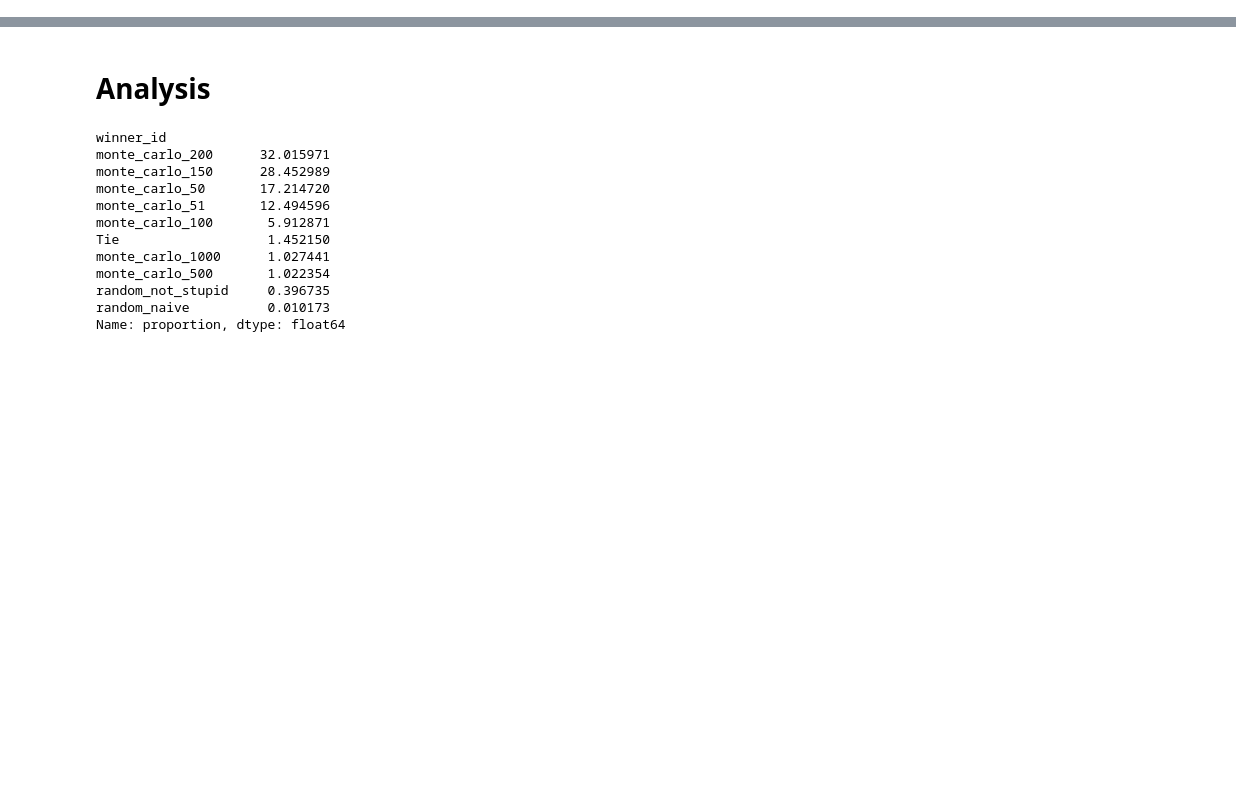
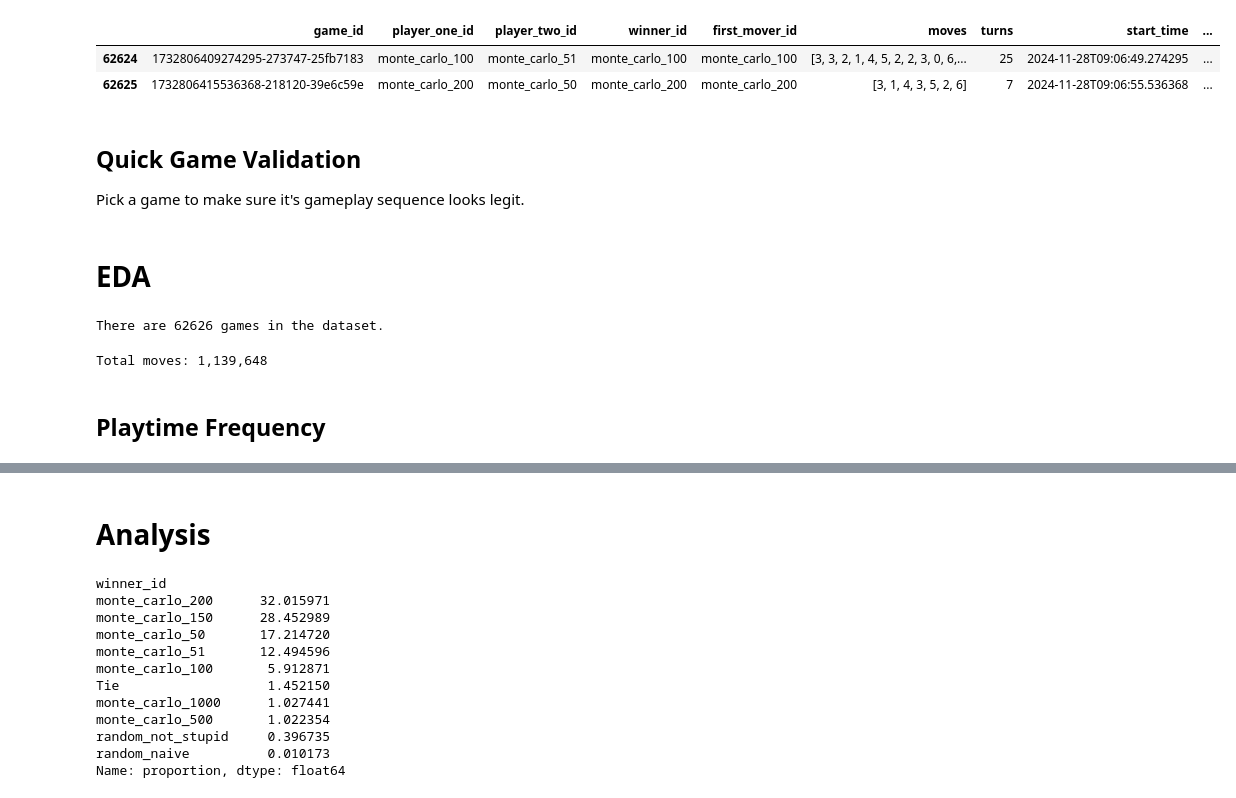
Before and after one commit to Brandt-moreThan4/ConnectFour, a Jupyter notebook: notebooks/simulation_analysis_arena_vc.ipynb, the cells around one changed output, grey strips where cells are left out. Cells and saved outputs as stored; diff of their text form; code cells hidden in the pictures; blank space fills up the shorter version.

```diff
--- a/notebooks/simulation_analysis_arena_vc.ipynb
+++ b/notebooks/simulation_analysis_arena_vc.ipynb
@@ -46,0 +50,9 @@ raw_data_df.head()
+# %%
+data_df_1.tail(2)
+# %% [output]
+|  | game_id | player_one_id | player_two_id | winner_id | first_mover_id | moves | turns | start_time | ... |
+| 62624 | 1732806409274295-273747-25fb7183 | monte_carlo_100 | monte_carlo_51 | monte_carlo_100 | monte_carlo_100 | [3, 3, 2, 1, 4, 5, 2, 2, 3, 0, 6,... | 25 | 2024-11-28T09:06:49.274295 | ... |
+| 62625 | 1732806415536368-218120-39e6c59e | monte_carlo_200 | monte_carlo_50 | monte_carlo_200 | monte_carlo_200 | [3, 1, 4, 3, 5, 2, 6] | 7 | 2024-11-28T09:06:55.536368 | ... |
+# %% [markdown]
+## Quick Game Validation
+Pick a game to make sure it's gameplay sequence looks legit.
@@ -46,0 +75,14 @@ raw_data_df.head()
+# %% [markdown]
+# EDA
+# %%
+print(f'There are {len(data_df_1)} games in the dataset.')
+# %% [output]
+There are 62626 games in the dataset.
+# %%
+data_df_1['num_moves'] = data_df_1.moves.apply(len)
+total_moves = data_df_1.num_moves.sum()
+print(f'Total moves: {total_moves:,}')
+# %% [output]
+Total moves: 1,139,648
+# %% [markdown]
+## Playtime Frequency
```
Also changed, not shown: parts of 13 cells of this notebook, 1 other file.
